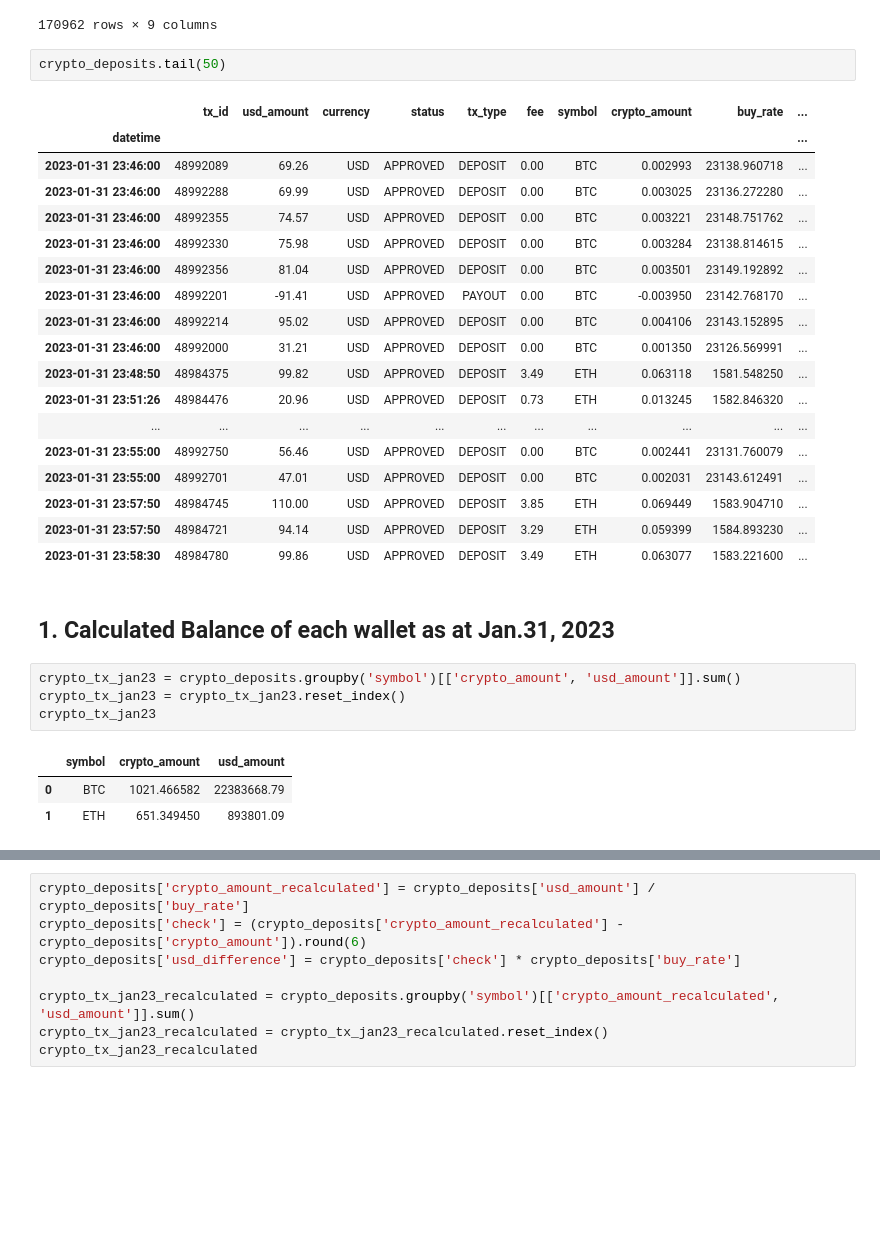
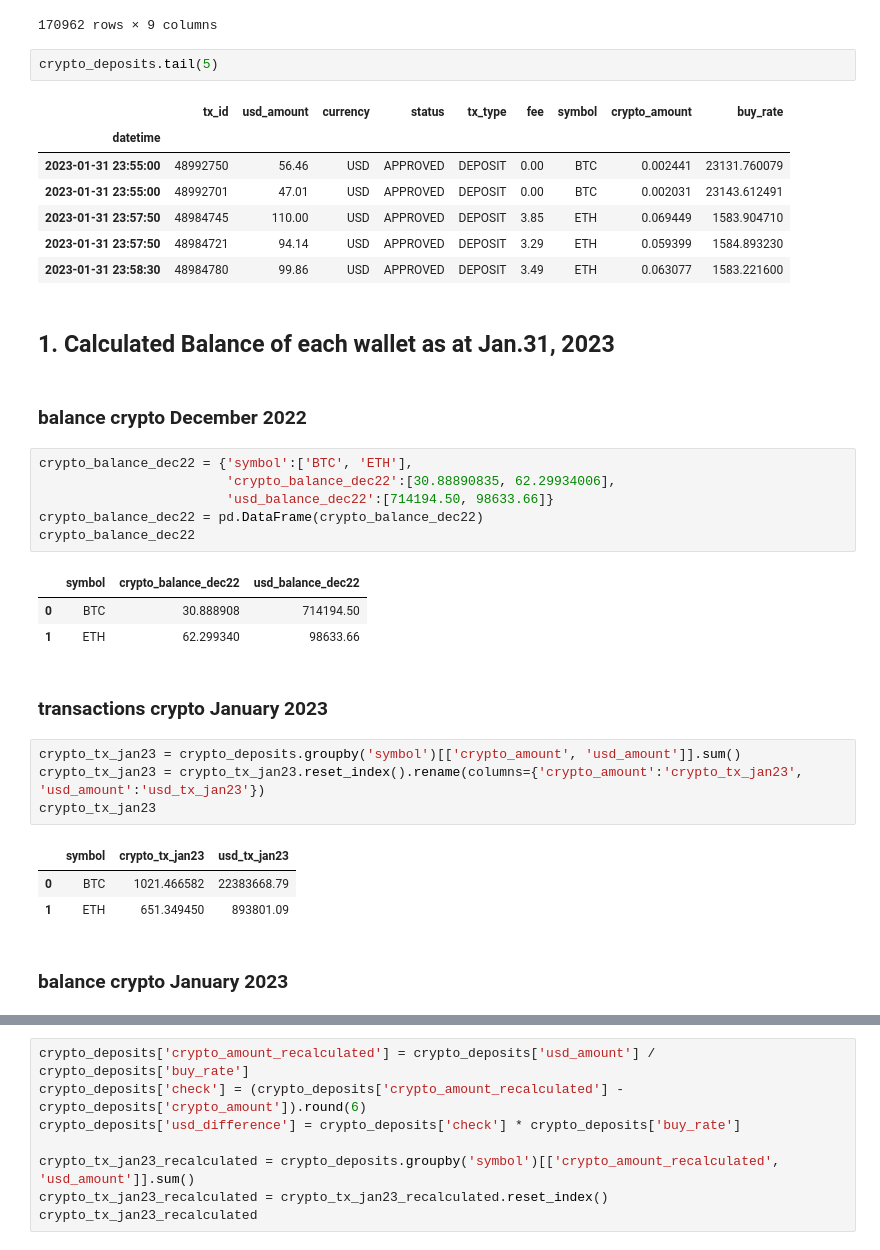
Before and after one commit to ferseguias/ft_interview_test, a Jupyter notebook: crypto_deposits.ipynb, the cells around one changed output, grey strips where cells are left out. Drawn from its saved outputs; the diff is of its cells as text; blank space fills up the shorter version.

```diff
--- a/crypto_deposits.ipynb
+++ b/crypto_deposits.ipynb
@@ -55,33 +59,38 @@ crypto_deposits
 | 2023-01-31 23:58:30 | 48984780 | 99.86 | USD | APPROVED | DEPOSIT | 3.49 | ETH | 0.063077 | 1583.221600 |
 170962 rows × 9 columns
 # %%
-crypto_deposits.tail(50)
+crypto_deposits.tail(5)
 # %% [output]
-|  | tx_id | usd_amount | currency | status | tx_type | fee | symbol | crypto_amount | buy_rate | ... |
-| datetime |  |  |  |  |  |  |  |  |  | ... |
-| 2023-01-31 23:46:00 | 48992089 | 69.26 | USD | APPROVED | DEPOSIT | 0.00 | BTC | 0.002993 | 23138.960718 | ... |
-| 2023-01-31 23:46:00 | 48992288 | 69.99 | USD | APPROVED | DEPOSIT | 0.00 | BTC | 0.003025 | 23136.272280 | ... |
-| 2023-01-31 23:46:00 | 48992355 | 74.57 | USD | APPROVED | DEPOSIT | 0.00 | BTC | 0.003221 | 23148.751762 | ... |
-| 2023-01-31 23:46:00 | 48992330 | 75.98 | USD | APPROVED | DEPOSIT | 0.00 | BTC | 0.003284 | 23138.814615 | ... |
-| 2023-01-31 23:46:00 | 48992356 | 81.04 | USD | APPROVED | DEPOSIT | 0.00 | BTC | 0.003501 | 23149.192892 | ... |
-| 2023-01-31 23:46:00 | 48992201 | -91.41 | USD | APPROVED | PAYOUT | 0.00 | BTC | -0.003950 | 23142.768170 | ... |
-| 2023-01-31 23:46:00 | 48992214 | 95.02 | USD | APPROVED | DEPOSIT | 0.00 | BTC | 0.004106 | 23143.152895 | ... |
-| 2023-01-31 23:46:00 | 48992000 | 31.21 | USD | APPROVED | DEPOSIT | 0.00 | BTC | 0.001350 | 23126.569991 | ... |
-| 2023-01-31 23:48:50 | 48984375 | 99.82 | USD | APPROVED | DEPOSIT | 3.49 | ETH | 0.063118 | 1581.548250 | ... |
-| 2023-01-31 23:51:26 | 48984476 | 20.96 | USD | APPROVED | DEPOSIT | 0.73 | ETH | 0.013245 | 1582.846320 | ... |
-| ... | ... | ... | ... | ... | ... | ... | ... | ... | ... | ... |
-| 2023-01-31 23:55:00 | 48992750 | 56.46 | USD | APPROVED | DEPOSIT | 0.00 | BTC | 0.002441 | 23131.760079 | ... |
-| 2023-01-31 23:55:00 | 48992701 | 47.01 | USD | APPROVED | DEPOSIT | 0.00 | BTC | 0.002031 | 23143.612491 | ... |
-| 2023-01-31 23:57:50 | 48984745 | 110.00 | USD | APPROVED | DEPOSIT | 3.85 | ETH | 0.069449 | 1583.904710 | ... |
-| 2023-01-31 23:57:50 | 48984721 | 94.14 | USD | APPROVED | DEPOSIT | 3.29 | ETH | 0.059399 | 1584.893230 | ... |
-| 2023-01-31 23:58:30 | 48984780 | 99.86 | USD | APPROVED | DEPOSIT | 3.49 | ETH | 0.063077 | 1583.221600 | ... |
+|  | tx_id | usd_amount | currency | status | tx_type | fee | symbol | crypto_amount | buy_rate |
+| datetime |  |  |  |  |  |  |  |  |  |
+| 2023-01-31 23:55:00 | 48992750 | 56.46 | USD | APPROVED | DEPOSIT | 0.00 | BTC | 0.002441 | 23131.760079 |
+| 2023-01-31 23:55:00 | 48992701 | 47.01 | USD | APPROVED | DEPOSIT | 0.00 | BTC | 0.002031 | 23143.612491 |
+| 2023-01-31 23:57:50 | 48984745 | 110.00 | USD | APPROVED | DEPOSIT | 3.85 | ETH | 0.069449 | 1583.904710 |
+| 2023-01-31 23:57:50 | 48984721 | 94.14 | USD | APPROVED | DEPOSIT | 3.29 | ETH | 0.059399 | 1584.893230 |
+| 2023-01-31 23:58:30 | 48984780 | 99.86 | USD | APPROVED | DEPOSIT | 3.49 | ETH | 0.063077 | 1583.221600 |
 # %% [markdown]
 ## 1. Calculated Balance of each wallet as at Jan.31, 2023
+# %% [markdown]
+### balance crypto December 2022
+# %%
+crypto_balance_dec22 = {'symbol':['BTC', 'ETH'],
+                        'crypto_balance_dec22':[30.88890835, 62.29934006],
+                        'usd_balance_dec22':[714194.50, 98633.66]}
+crypto_balance_dec22 = pd.DataFrame(crypto_balance_dec22)
+crypto_balance_dec22
+# %% [output]
+|  | symbol | crypto_balance_dec22 | usd_balance_dec22 |
+| 0 | BTC | 30.888908 | 714194.50 |
+| 1 | ETH | 62.299340 | 98633.66 |
+# %% [markdown]
+### transactions crypto January 2023
 # %%
 crypto_tx_jan23 = crypto_deposits.groupby('symbol')[['crypto_amount', 'usd_amount']].sum()
-crypto_tx_jan23 = crypto_tx_jan23.reset_index()
+crypto_tx_jan23 = crypto_tx_jan23.reset_index().rename(columns={'crypto_amount':'crypto_tx_jan23', 'usd_amount':'usd_tx_jan23'})
 crypto_tx_jan23
 # %% [output]
-|  | symbol | crypto_amount | usd_amount |
+|  | symbol | crypto_tx_jan23 | usd_tx_jan23 |
 | 0 | BTC | 1021.466582 | 22383668.79 |
 | 1 | ETH | 651.349450 | 893801.09 |
+# %% [markdown]
+### balance crypto January 2023
```
Also changed, not shown: parts of 23 cells of this notebook.
